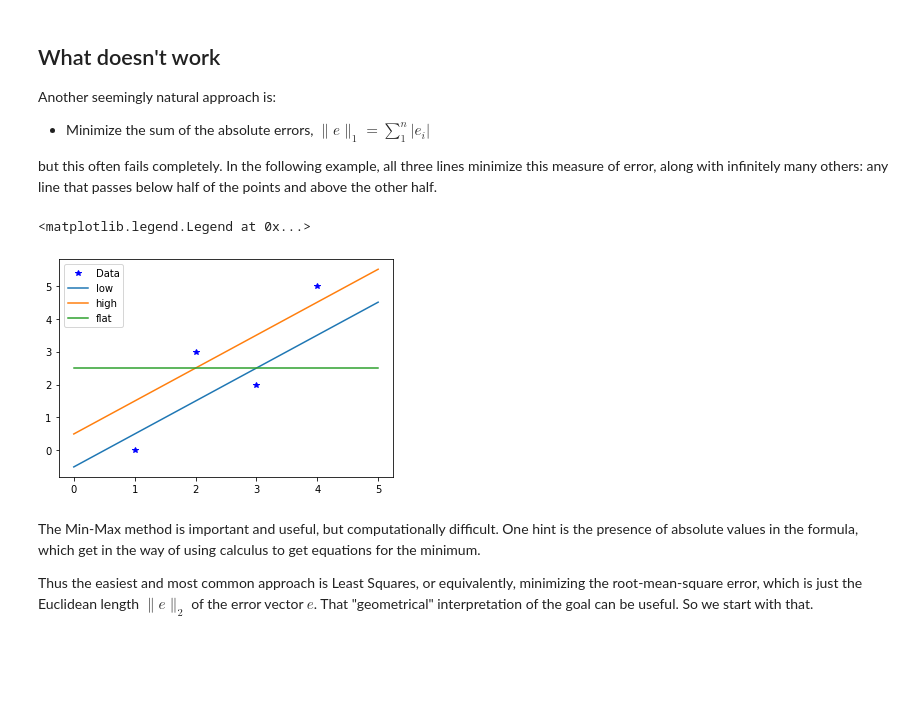
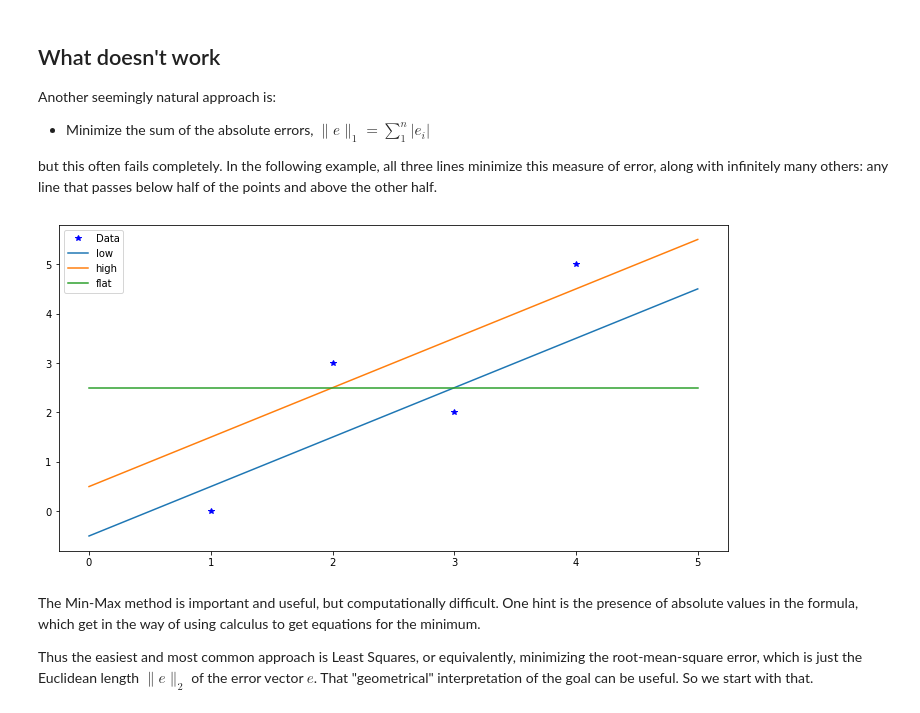
Before and after one commit to lemesurierb/elementary-numerical-analysis-python, a Jupyter notebook: _sources/notebooks/least-squares-fitting.ipynb, the cells around one changed output. Saved outputs shown, nothing was run; the diff lists cells and outputs as text; code cells hidden in the pictures; blank space fills up the shorter version.

```diff
--- a/_sources/notebooks/least-squares-fitting.ipynb
+++ b/_sources/notebooks/least-squares-fitting.ipynb
@@ -57,18 +57,20 @@ from numpy.random import random
 # %%
 xdata = [1., 2., 3., 4.]
 ydata = [0., 3., 2., 5.]
+
+plt.figure(figsize=[12,6])
 plt.plot(xdata, ydata, 'b*', label="Data")
 xplot = np.linspace(0.,5.)
 ylow = xplot -0.5
 yhigh = xplot + 0.5
 yflat = 2.5*np.ones_like(xplot)
 plt.plot(xplot, ylow, label="low")
 plt.plot(xplot, yhigh, label="high")
 plt.plot(xplot, yflat, label="flat")
 plt.legend(loc="best")
+plt.show()
 # %% [output]
-<matplotlib.legend.Legend at 0x...>
-[figure, old version]
+[figure, new version]
 # %% [markdown]
 The Min-Max method is important and useful, but computationally difficult.
 One hint is the presence of absolute values in the formula, which get in the way of using calculus to get equations for the minimum.
```
Also changed, not shown: parts of 29 cells of this notebook, 14 other files.
